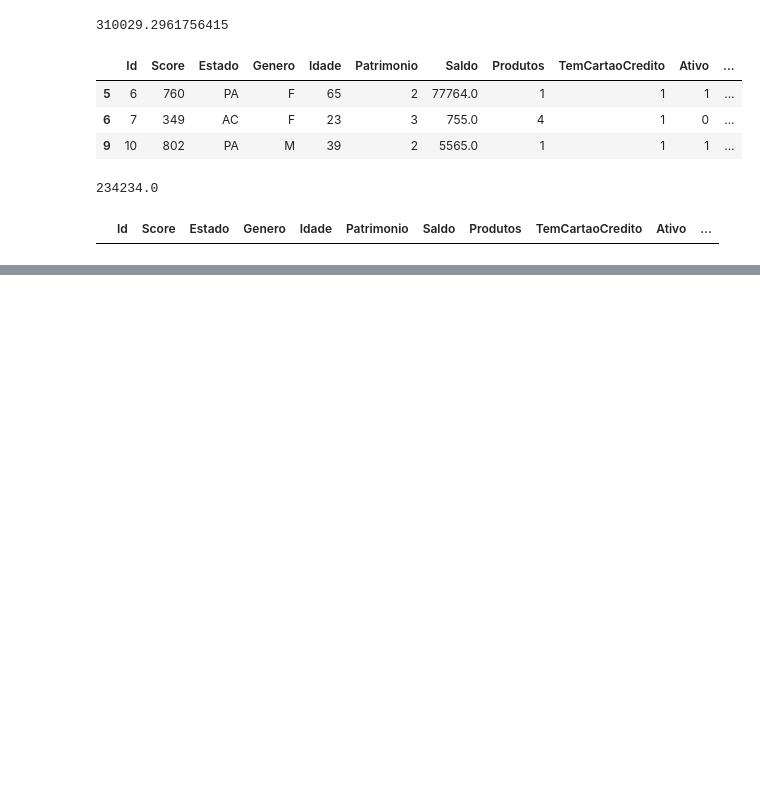
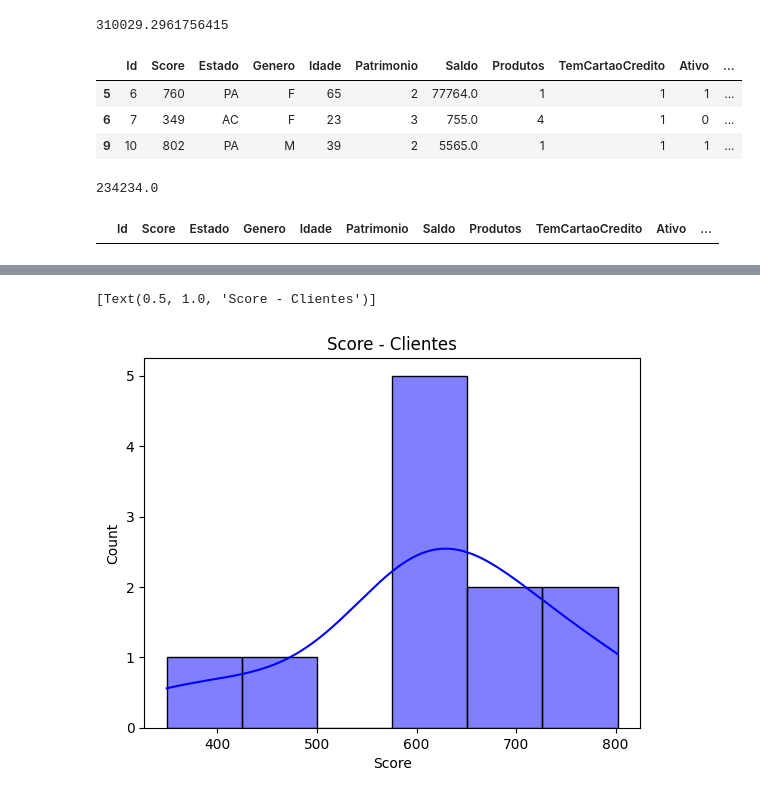
Before and after one commit to renatarep-ad/AD_pandas_exemplos, a Jupyter notebook: analise_exploratoria.ipynb, the cells around one changed output, grey strips where cells are left out. Drawn from its saved outputs; the diff is of its cells as text; code cells hidden in the pictures; blank space fills up the shorter version.

```diff
--- a/analise_exploratoria.ipynb
+++ b/analise_exploratoria.ipynb
@@ -209,0 +301,6 @@ df.loc[df['Salario'] >=2*des_sal] #Sem valores outliers em Salário
+# %%
+#Gráfico com linha de densidade
+sns.histplot(df.iloc[:,1],kde=True, color='blue').set(title='Score - Clientes') #kde=true apresenta a linha de densidade com a variação dos valores junto com as barras
+# %% [output]
+[Text(0.5, 1.0, 'Score - Clientes')]
+[figure, added]
```
Also changed, not shown: parts of 16 cells of this notebook.
